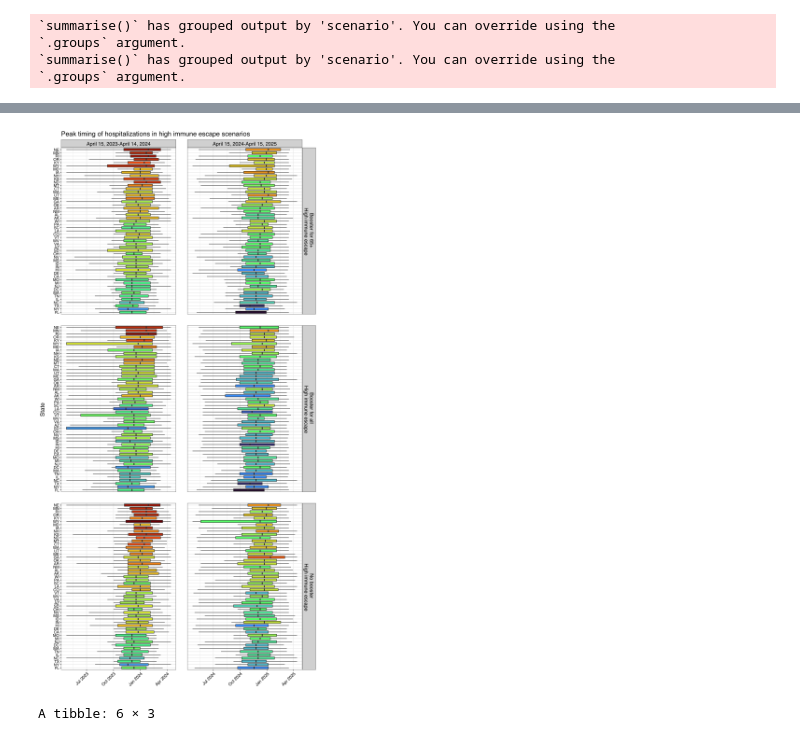
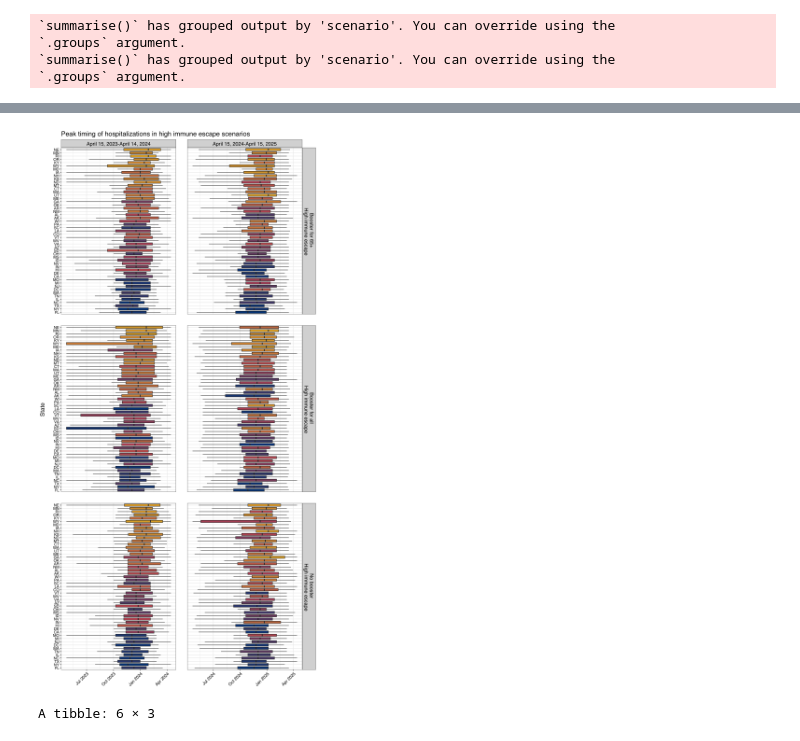
Before and after one commit to SungmokJung/covid19-scenario-modeling-hub-R17, a Jupyter notebook: A1. Ensemble.ipynb, the cells around one changed output, grey strips where cells are left out. Drawn from its saved outputs; the diff is of its cells as text; code cells hidden in the pictures.

```diff
--- a/A1. Ensemble.ipynb
+++ b/A1. Ensemble.ipynb
@@ -168,39 +144,39 @@ The following object is masked from ‘package:ggpp’:
+# %%
+library(ggpubfigs)
+pal <- friendly_pal("contrast_three", 51, type = "continuous")
 # %%
-## figure by model
-theme_set(theme_bw())
 options(repr.plot.width=10,repr.plot.height=20)
 
 rbind(prob_hosp_2023_boxdf_ensemble %>% mutate(season=c("April 15, 2023-April 14, 2024")),
       prob_hosp_2024_boxdf_ensemble %>% mutate(season=c("April 15, 2024-April 15, 2025"))) %>%
 filter(scenario %in% c("No booster \n High immune escape", "Booster for 65+ \n High immune escape",
                        "Booster for all \n High immune escape")) %>%
 mutate(color=case_when(season==c("April 15, 2023-April 14, 2024")~as.numeric(mx_median-as.Date("2023-10-15")),
                        season==c("April 15, 2024-April 15, 2025")~as.numeric(mx_median-as.Date("2024-10-15")))) %>%
-ggplot(aes(x=reorder(abbreviation, mx_median, group=season)))+
-geom_boxplot(aes(ymin=mx_q05, lower=mx_q25, middle=mx_median, upper=mx_q75, ymax=mx_q95,
-                 fill=color),
+group_by(scenario, season) %>% arrange(color) %>% mutate(color_order=order(color)) %>% ungroup() %>%
+ggplot(aes(x=reorder(abbreviation, mx_median, group=season), fill=color_order))+
+geom_boxplot(aes(ymin=mx_q05, lower=mx_q25, middle=mx_median, upper=mx_q75, ymax=mx_q95),
              stat="identity", position = "dodge", width=0.7) +
 facet_grid(rows=vars(scenario), cols=vars(season), scales = "free")+
-scale_fill_viridis_c(option = "turbo") +
+scale_fill_gradientn(colours=pal)+
 coord_flip()+
 theme(legend.position="none",
       text = element_text(size=15, family="sans",color="black"),
       axis.text = element_text(size=11, family="sans",color="black"),
       plot.title = element_text(size=17, family="sans",color="black"),
       strip.text = element_text(size = 13, family="sans",color="black"),
       axis.title.y = element_text(size=15, family="sans",color="black"),
       axis.text.y = element_text(size=10, family="sans",color="black"),
       axis.text.x = element_text(angle=45, hjust=1),
       legend.text = element_text(size=14),
       panel.spacing = unit(2, "lines")) +
 labs(x="State \n", title="Peak timing of hospitalizations in high immune escape scenarios") -> Fig_timing_state
 
 Fig_timing_state
 
-ggsave("Figures/Final_figures/FigureS3.png",
-       Fig_timing_state, width=10, height=20)
+ggsave("Figures/Final_figures/FigureS3.tiff", Fig_timing_state, width=10, height=20, dpi=300)
 # %% [output]
-[figure, old version]
+[figure, new version]
 # %%
 df_sample_date <- df_sample %>% filter(location=="US") %>%
 group_by(scenario_id, target, model_name, period, type_id) %>%
```
Also changed, not shown: parts of 11 cells of this notebook, 1 other file.
